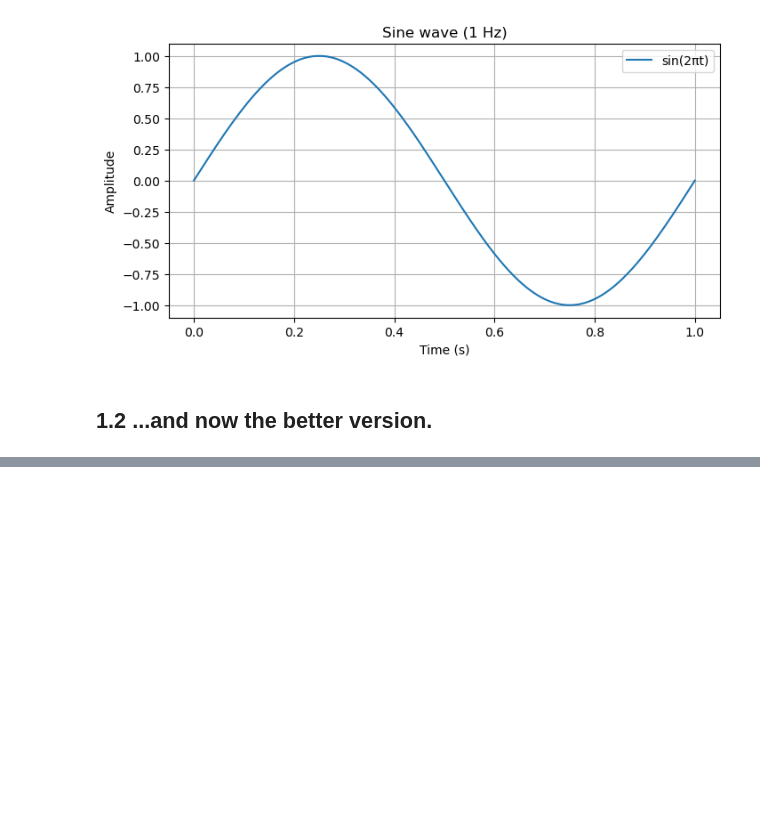
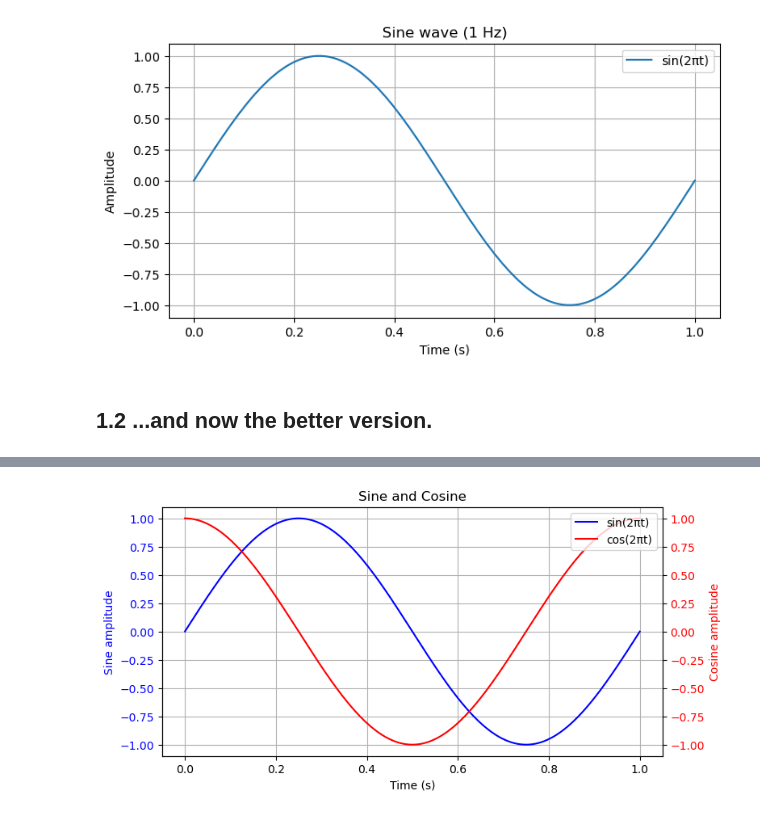
Before and after one commit to Baptoudu36/Series02-Python, a Jupyter notebook: python-series02.ipynb, the cells around one changed output, grey strips where cells are left out. Saved outputs shown, nothing was run; the diff lists cells and outputs as text; code cells hidden in the pictures; blank space fills up the shorter version.

```diff
--- a/python-series02.ipynb
+++ b/python-series02.ipynb
@@ -125,0 +85,31 @@ def sinusoid(frequency, amplitude, phase, t):
+# %%
+# Generate sine and cosine
+sine = np.sin(2 * np.pi * t)
+cosine = np.cos(2 * np.pi * t)
+
+# Create figure
+fig, ax1 = plt.subplots(figsize=(8,4))
+
+# First y-axis for sine
+ax1.plot(t, sine, 'b-', label="sin(2πt)")
+ax1.set_xlabel("Time (s)")
+ax1.set_ylabel("Sine amplitude", color='b')
+ax1.tick_params(axis='y', labelcolor='b')
+ax1.grid(True)
+
+# Second y-axis for cosine
+ax2 = ax1.twinx()
+ax2.plot(t, cosine, 'r-', label="cos(2πt)")
+ax2.set_ylabel("Cosine amplitude", color='r')
+ax2.tick_params(axis='y', labelcolor='r')
+
+# Add legend
+fig.legend(loc="upper right", bbox_to_anchor=(1,1), bbox_transform=ax1.transAxes)
+
+# Show and save
+plt.title("Sine and Cosine")
+plt.show()
+fig.savefig("sine_cosine.pdf")
+plt.close(fig)
+# %% [output]
+[figure, added]
```
Also changed, not shown: parts of 11 cells of this notebook.
